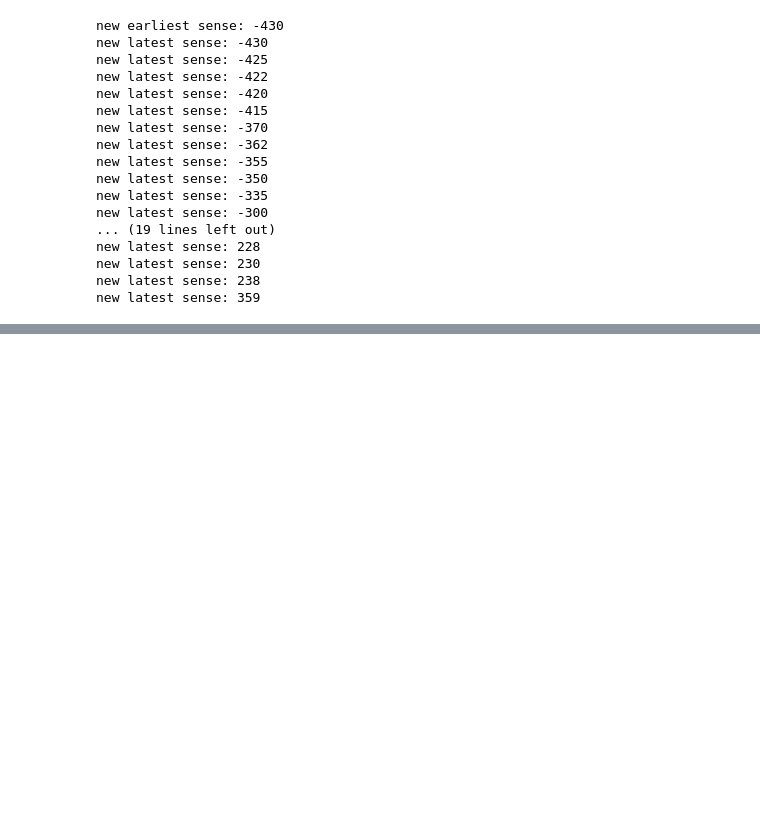
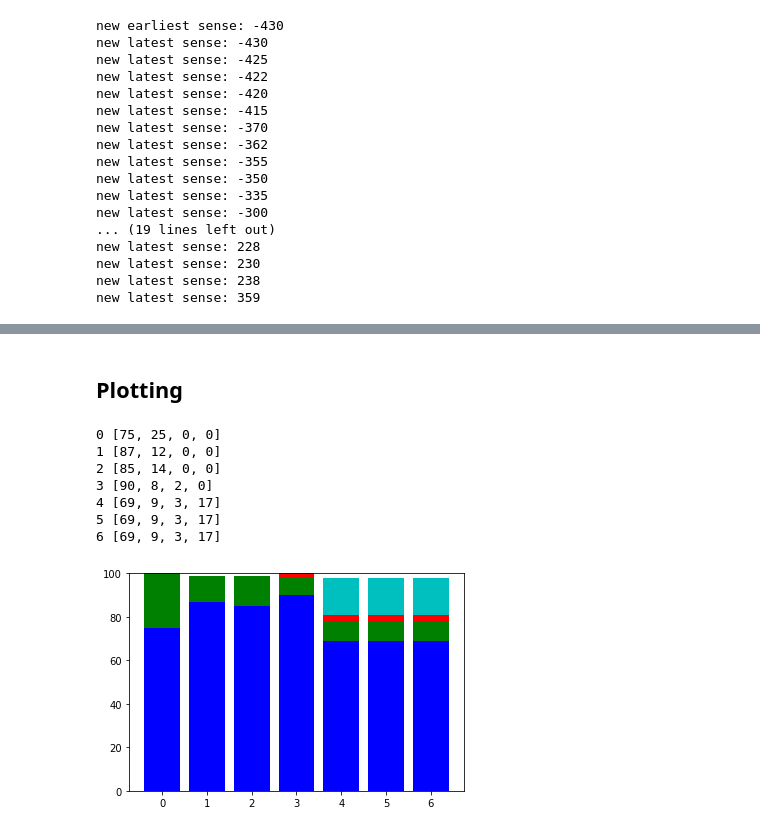
Before and after one commit to alan-turing-institute/seed-semantic-change, a Jupyter notebook: evaluation/evaluation_script.ipynb, the cells around one changed output, grey strips where cells are left out. Cells and saved outputs as stored; diff of their text form; code cells hidden in the pictures; blank space fills up the shorter version.

Commit message:
evaluation: plotting expert input

```diff
--- a/evaluation/evaluation_script.ipynb
+++ b/evaluation/evaluation_script.ipynb
@@ -530,14 +514,29 @@ new latest sense: 359
 number_of_slices = 7 # that's what the model outputs now
 slice_duration = (latest_sense - earliest_sense)/number_of_slices
 print(slice_duration)
+print(earliest_sense,latest_sense)
 
 slice_years = dict()
 
+threshold = int(earliest_sense + slice_duration)
+blabla = earliest_sense
+
+print(type(threshold))
+
 for period in range(0,number_of_slices):
     slice_years[period] = list()
+
+    #for i in range(threshold,int(threshold+slice_duration)):
+
+
     for i in range(earliest_sense,latest_sense):
-        if i < earliest_sense + slice_duration:
+
+        if i < threshold:
+
             slice_years[period].append(i)
+
+        elif i > threshold:
+            threshold += int(slice_duration)
 
 #print(slice_years)
 
@@ -548,0 +548,3 @@ for period in range(0,number_of_slices):
+# %%
+for key in slice_years.keys():
+    print(key,slice_years[key],"\n")
@@ -549,3 +634,49 @@ for period in range(0,number_of_slices):
+# %% [markdown]
+## Plotting
+# %%
+import numpy as np
+import matplotlib.pyplot as plt
+
+#valeurs = {"p1":[0.4, 0.55, 0.05, 0.0], "p2":[0.2, 0.3, 0.5, 0.0], "p3":[0.4, 0.2, 0.2, 0.2], "p4":[0.2, 0.2, 0.2, 0.4], "p5":[0.4, 0.55, 0.05, 0.0], "p6":[0.4, 0.55, 0.05, 0.0], "p7":[0.4, 0.55, 0.05, 0.0]}
+valeurs = period_relative
+colours = ['b','g','r','c','m','y','k']
+
+valeurs2 = dict()
+
+for key in valeurs.keys():
+    #print(key)
+    list_temp = list()
+    for item in valeurs[key]:
+        list_temp.append(int(item*100))
+    valeurs2[key] = list_temp
+
+    #for value in valeurs
+
+
+for key,vals in valeurs2.items():
+    print(key,vals)
+
+    for i in range(0,len(vals)):
+        if i == 0:
+            previous = 0
+            plt.bar(x=key, height=vals[i],bottom=previous,color=colours[i])
+
+        else:
+            previous = vals[i-1] + previous
+            plt.bar(x=key, height=vals[i],bottom=previous,color=colours[i])
+
+plt.xticks(range(len(valeurs2)), valeurs2.keys())
+
+plt.show()
+# %% [output]
+0 [75, 25, 0, 0]
+1 [87, 12, 0, 0]
+2 [85, 14, 0, 0]
+3 [90, 8, 2, 0]
+4 [69, 9, 3, 17]
+5 [69, 9, 3, 17]
+6 [69, 9, 3, 17]
+[figure, added]
 # %%
 sense_date_amount = dict()
 
```
Also changed, not shown: parts of 16 cells of this notebook.
